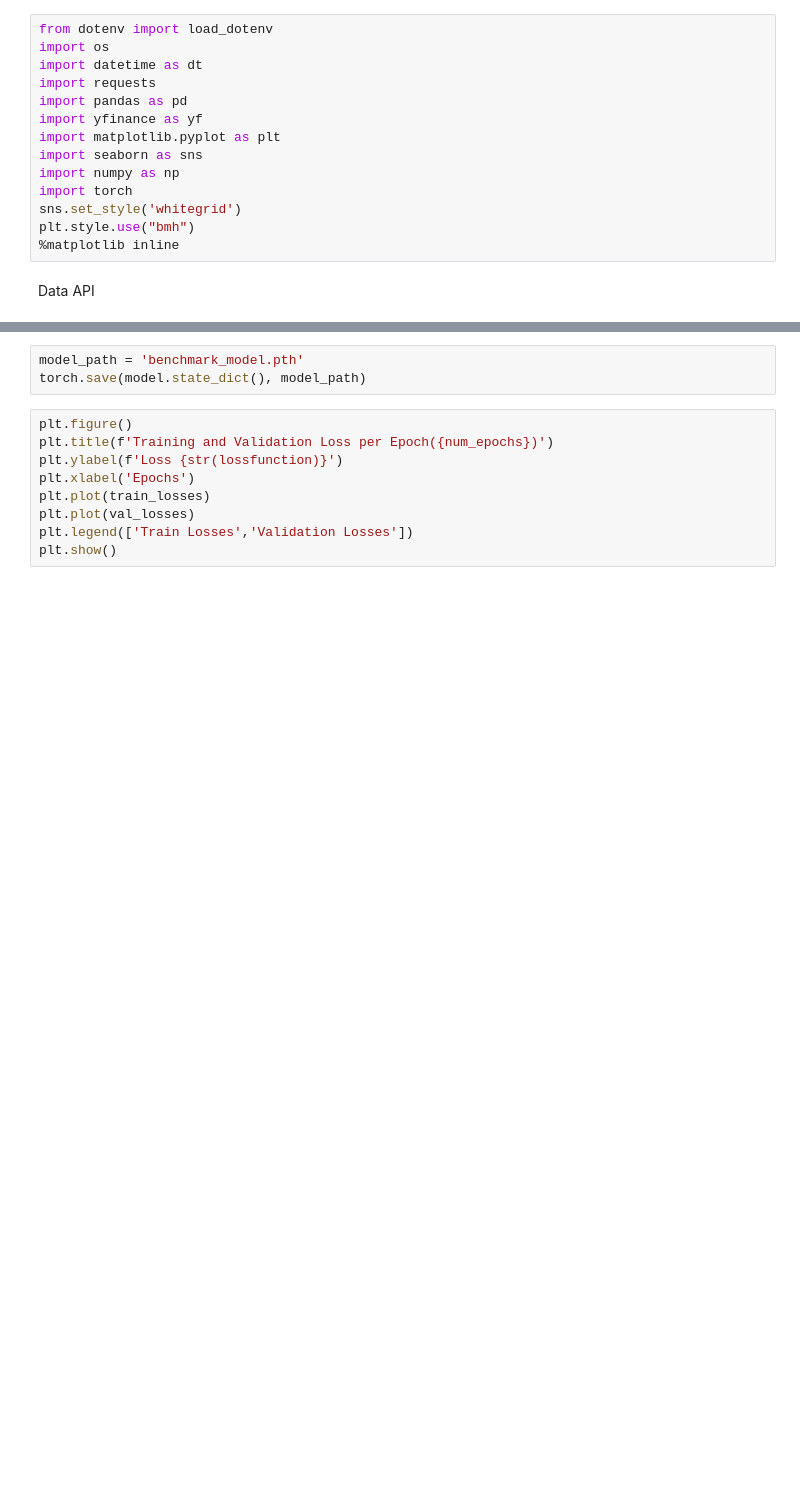
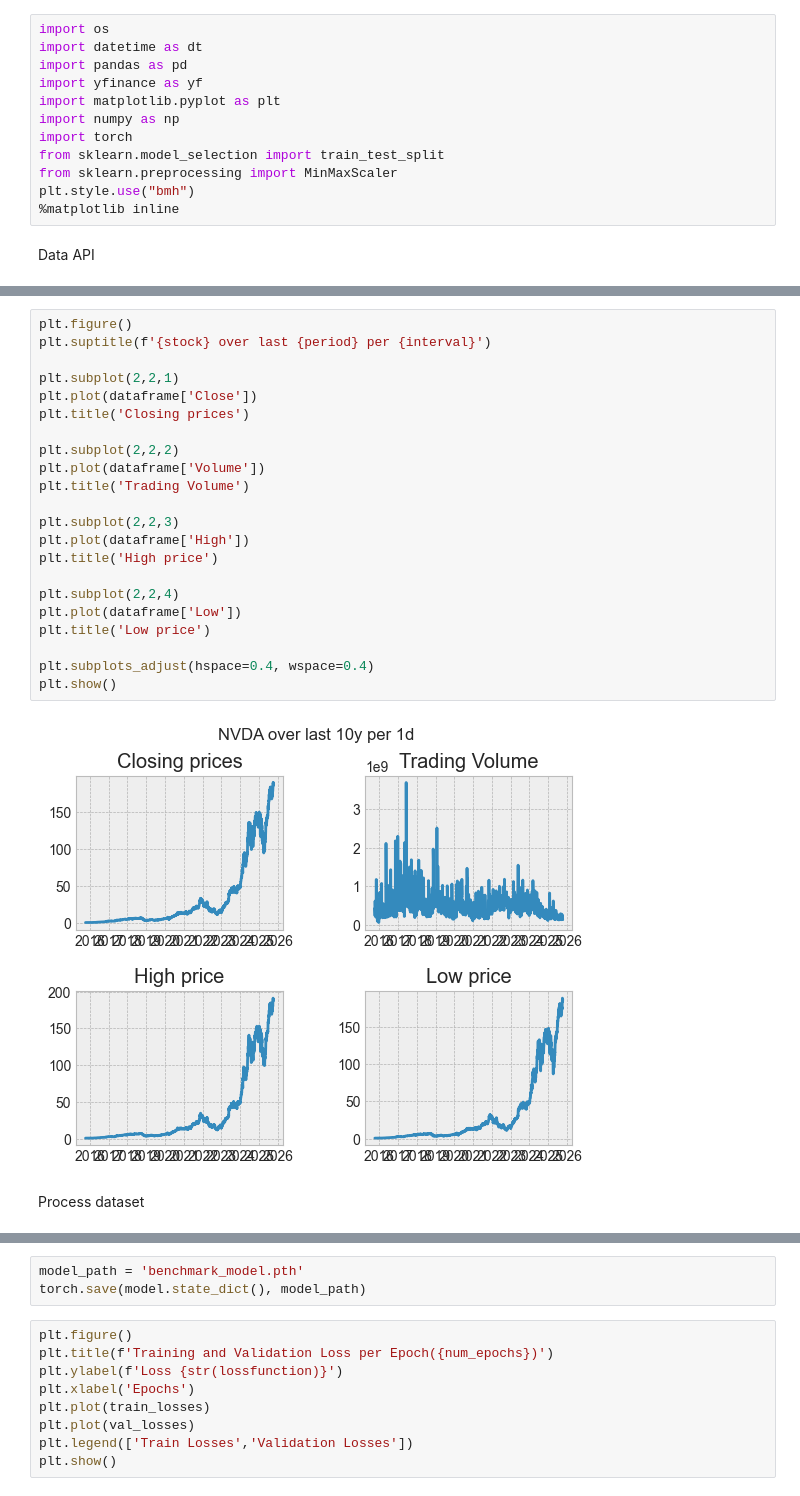
Before and after one commit to c3hodgins/market-forecasting, a Jupyter notebook: market-forecasting.ipynb, the cells around one changed output, grey strips where cells are left out. Cells and saved outputs as stored; diff of their text form; blank space fills up the shorter version.

Commit message:
implementing returns model

```diff
--- a/market-forecasting.ipynb
+++ b/market-forecasting.ipynb
@@ -3,17 +3,15 @@
 # %% [markdown]
 Import Libraries
 # %%
-from dotenv import load_dotenv
 import os
 import datetime as dt
-import requests
 import pandas as pd
 import yfinance as yf
 import matplotlib.pyplot as plt
-import seaborn as sns
 import numpy as np
 import torch
-sns.set_style('whitegrid')
+from sklearn.model_selection import train_test_split
+from sklearn.preprocessing import MinMaxScaler
 plt.style.use("bmh")
 %matplotlib inline
 # %% [markdown]
@@ -138,0 +30,26 @@ plt.show()
+# %%
+plt.figure()
+plt.suptitle(f'{stock} over last {period} per {interval}')
+
+plt.subplot(2,2,1)
+plt.plot(dataframe['Close'])
+plt.title('Closing prices')
+
+plt.subplot(2,2,2)
+plt.plot(dataframe['Volume'])
+plt.title('Trading Volume')
+
+plt.subplot(2,2,3)
+plt.plot(dataframe['High'])
+plt.title('High price')
+
+plt.subplot(2,2,4)
+plt.plot(dataframe['Low'])
+plt.title('Low price')
+
+plt.subplots_adjust(hspace=0.4, wspace=0.4)
+plt.show()
+# %% [output]
+[figure, added]
+# %% [markdown]
+Process dataset
```
Also changed, not shown: parts of 27 cells of this notebook, 7 other files.
